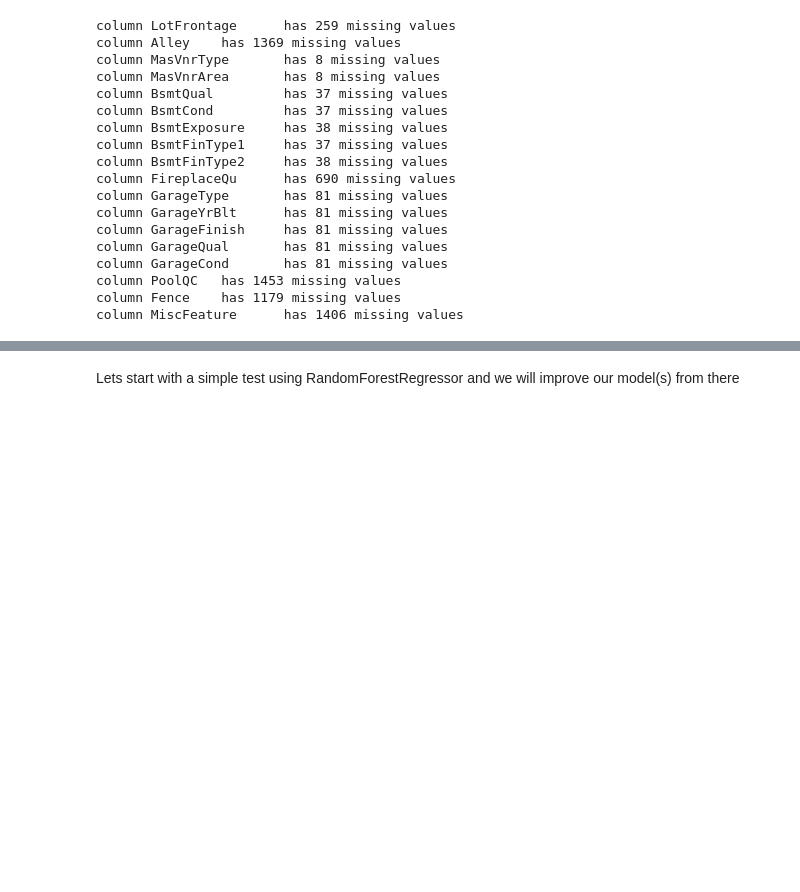
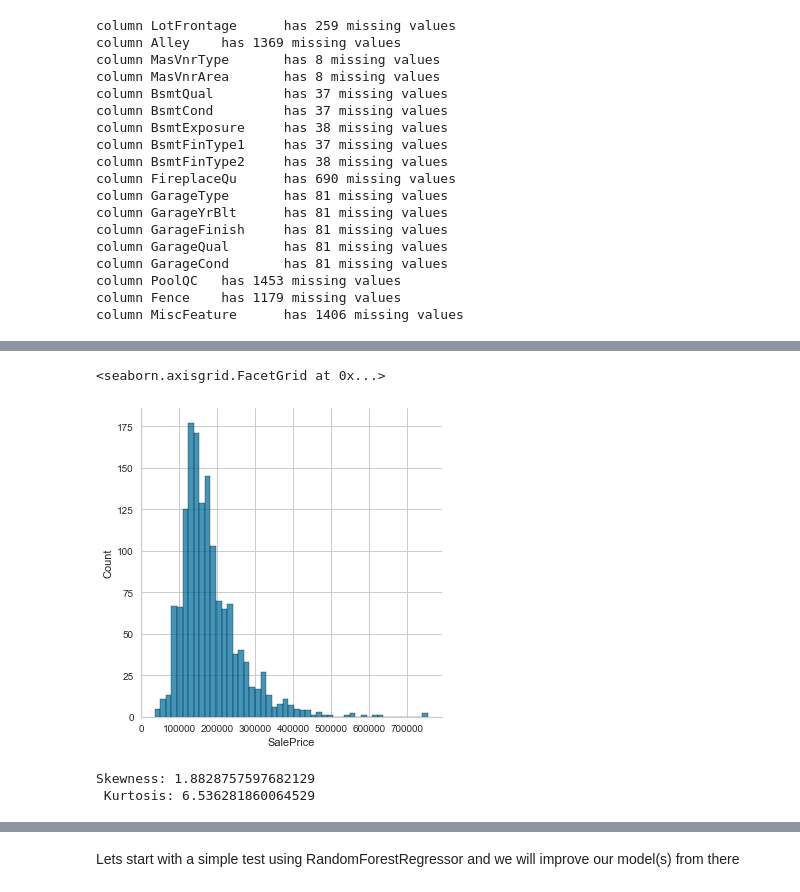
Before and after one commit to Raghav-rv28/Home-Price-Prediction, a Jupyter notebook: homeprice1.ipynb, the cells around one changed output, grey strips where cells are left out. Drawn from its saved outputs; the diff is of its cells as text; code cells hidden in the pictures; blank space fills up the shorter version.

Commit message:
adding visuals for prediction

```diff
--- a/homeprice1.ipynb
+++ b/homeprice1.ipynb
@@ -114,0 +130,10 @@ X_valid = X_valid_full[my_cols].copy()
+# %%
+sns.displot(y)
+# %% [output]
+<seaborn.axisgrid.FacetGrid at 0x...>
+[figure, added]
+# %%
+print(f"Skewness: {y.skew()}\n Kurtosis: {y.kurt()}")
+# %% [output]
+Skewness: 1.8828757597682129
+ Kurtosis: 6.536281860064529
```
Also changed, not shown: parts of 12 cells of this notebook, 1 other file.
